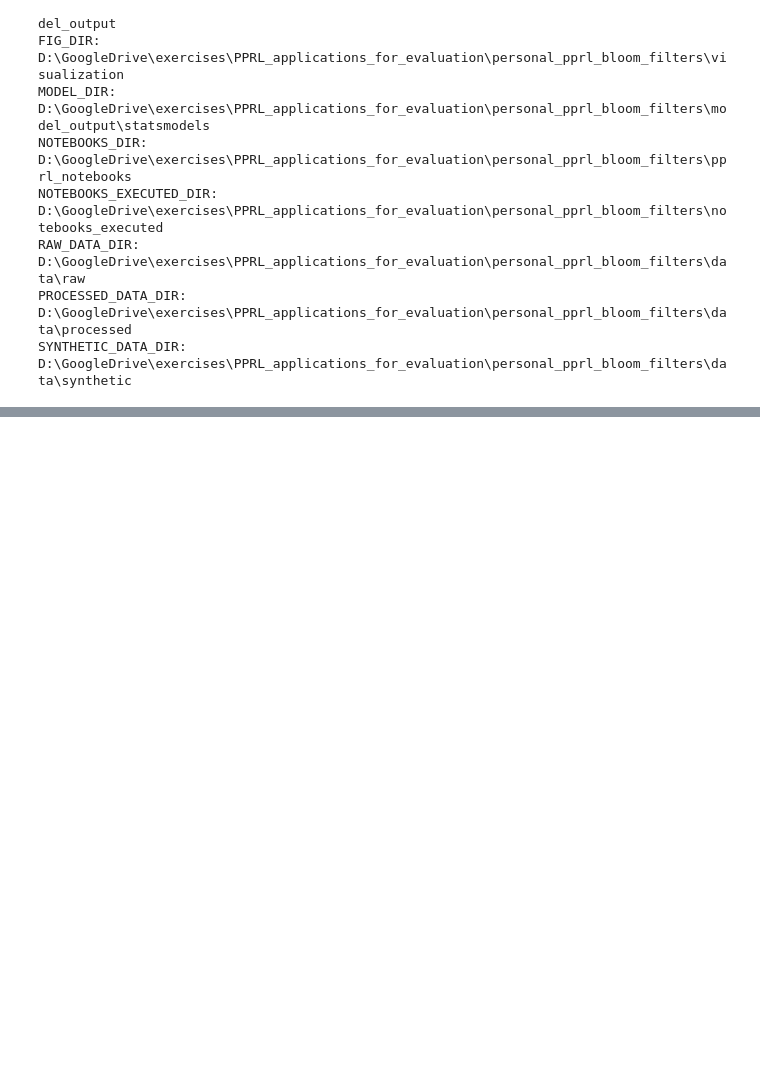
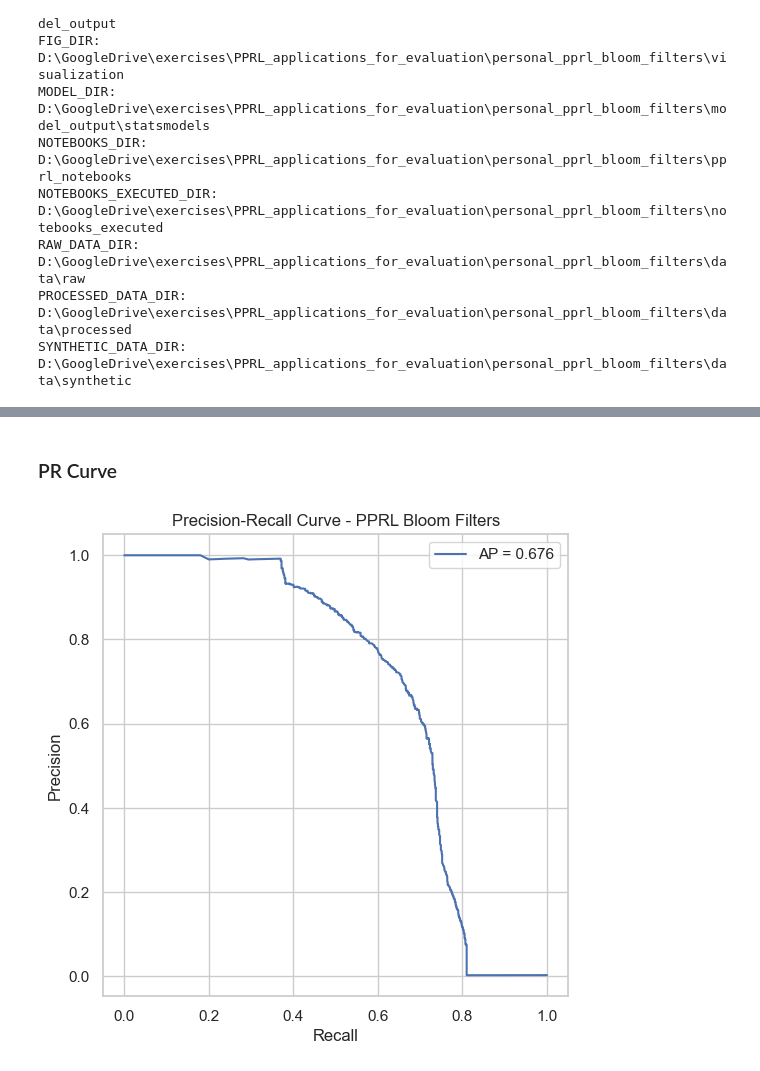
Before and after one commit to dmainagithub/personal_pprl_bloom_filters, a Jupyter notebook: notebooks_executed/05_scalable_pipeline.ipynb, the cells around one changed output, grey strips where cells are left out. Cells and saved outputs as stored; diff of their text form; code cells hidden in the pictures; blank space fills up the shorter version.

```diff
--- a/notebooks_executed/05_scalable_pipeline.ipynb
+++ b/notebooks_executed/05_scalable_pipeline.ipynb
@@ -126,0 +150,18 @@ xxx
+# %% [markdown]
+### PR Curve
+# %%
+precision, recall, _ = precision_recall_curve(y_true, y_scores)
+pr_auc = average_precision_score(y_true, y_scores)
+
+plt.figure(figsize=(6,6))
+plt.plot(recall, precision, label=f"AP = {pr_auc:.3f}")
+
+plt.xlabel("Recall")
+plt.ylabel("Precision")
+plt.title("Precision-Recall Curve - PPRL Bloom Filters")
+plt.legend()
+
+plt.savefig(FIG_DIR / "pr_curve.png", dpi=300, bbox_inches="tight")
+plt.show()
+# %% [output]
+[figure, added]
```
Also changed, not shown: parts of 21 cells of this notebook, 13 other files.
